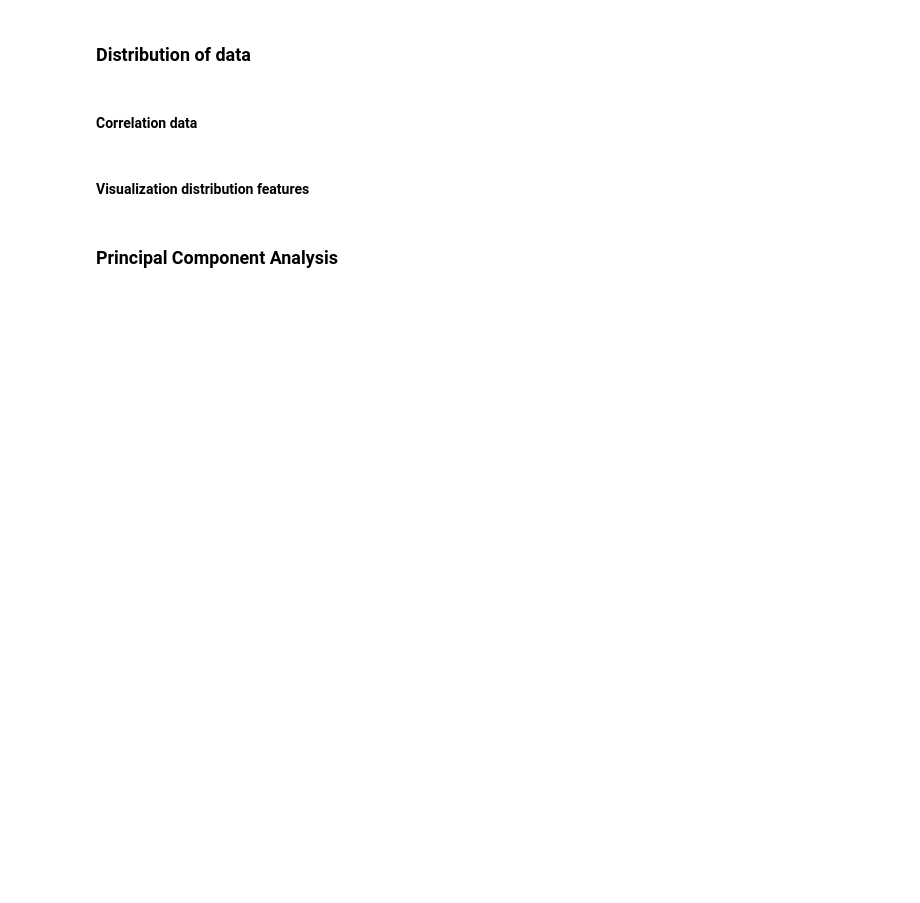
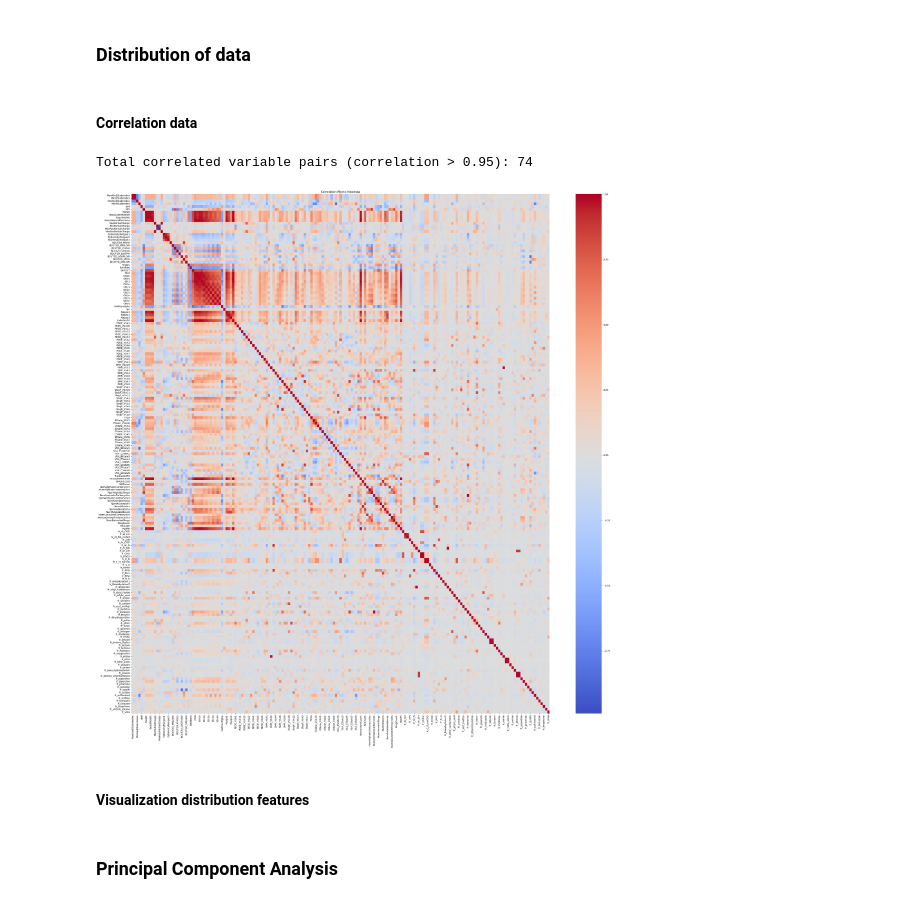
Before and after one commit to jobvandijk/GroupAssigment_group6, a Jupyter notebook: DataAnalyse.ipynb, the cells around one changed output. Drawn from its saved outputs; the diff is of its cells as text; code cells hidden in the pictures; blank space fills up the shorter version.

```diff
--- a/DataAnalyse.ipynb
+++ b/DataAnalyse.ipynb
@@ -42,4 +42,16 @@ df = df.drop(columns=single_value_columns)
 smiles = df['SMILES']
 PKM2_inhibition = df['PKM2_inhibition']
 ERK2_inhibition = df['ERK2_inhibition']
-features = df.iloc[:, 3::]
+data = df.iloc[:, 3::]
+
+# Create the labels DataFrame
+labels = pd.DataFrame(index=df.index, columns=['labels'])
+# Assign labels based on conditions
+labels['Class'] = df['PKM2_inhibition'] + 2 * df['ERK2_inhibition']
+# Class labels
+class_labels = {
+    0: 'None',
+    1: 'PKM2',
+    2: 'ERK2',
+    3: 'PKM2 and ERK2',
+}
@@ -49,28 +79,31 @@ features = df.iloc[:, 3::]
 #### Correlation data
 # %%
 # Compute the correlation matrix
-correlation_matrix = features.corr()
+correlation_matrix = data.corr()
 
 # Threshold correlation
 correlation_value = 0.95
 # Create a mask for correlations greater than the threhold
 highly_correlated_mask = np.abs(correlation_matrix) > correlation_value
 # Set the diagonal values to FALSE
 np.fill_diagonal(highly_correlated_mask.values, False)
 # Extract the upper triangle of the correlation matrix
 upper_triangle_mask = np.triu(np.ones(correlation_matrix.shape), k=1).astype(bool)
 # Apply the upper triangle mask to the highly correlated mask
 highly_correlated_upper = highly_correlated_mask & upper_triangle_mask
 # Count the number of highly correlated pairs
 highly_correlated_count = highly_correlated_upper.sum()
 
 print(f"Total correlated variable pairs (correlation > {correlation_value}):", highly_correlated_count.sum())
 
 # Generate a heatmap
 plt.figure(figsize=(40,40))
 sns.heatmap(correlation_matrix, cmap='coolwarm', center=0)
 plt.title('Correlation Matrix Heatmap')
 plt.show()
+# %% [output]
+Total correlated variable pairs (correlation > 0.95): 74
+[figure, added]
 # %% [markdown]
 #### Visualization distribution features
 # %%
```
Also changed, not shown: parts of 17 cells of this notebook.
